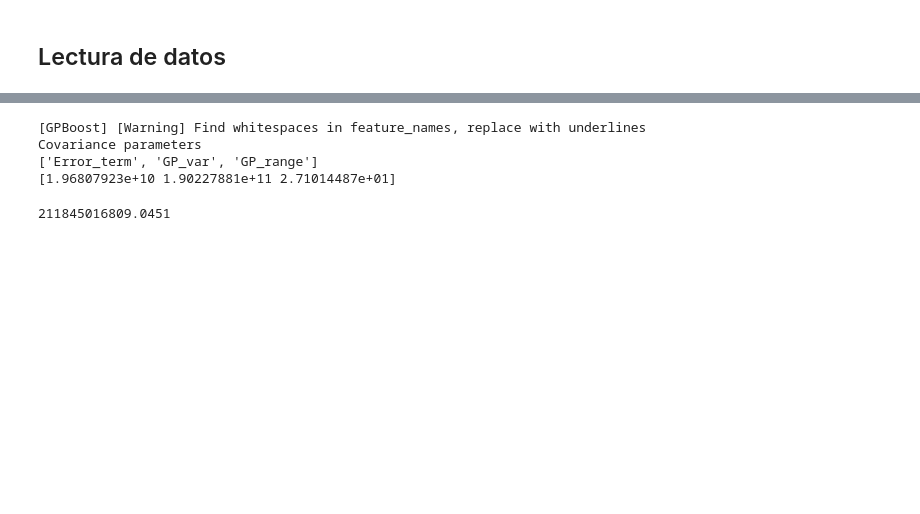
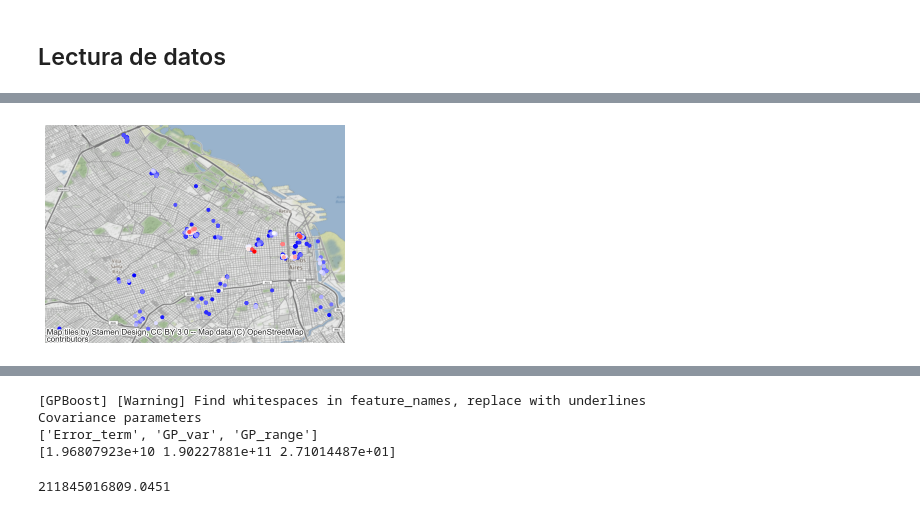
Before and after one commit to alessiobocco/Diplo_Eco, a Jupyter notebook: Modelo.ipynb, the cells around one changed output, grey strips where cells are left out. Saved outputs shown, nothing was run; the diff lists cells and outputs as text; code cells hidden in the pictures; blank space fills up the shorter version.

```diff
--- a/Modelo.ipynb
+++ b/Modelo.ipynb
@@ -65,0 +233,29 @@ X.head()
+# %%
+# Row-standardization
+w.transform = 'R'
+# Run LISA on residuals
+outliers = esda.moran.Moran_Local(m1.u, w, permutations=9999)
+# Select only LISA cluster cores
+error_clusters = (outliers.q % 2 == 1)
+# Filter out non-significant clusters
+error_clusters &= (outliers.p_sim <= .001)
+# Add `error_clusters` and `local_I` columns
+ax = geo_data.assign(
+    error_clusters = error_clusters,
+    local_I = outliers.Is
+# Retain error clusters only
+).query(
+    "error_clusters"
+# Sort by I value to largest plot on top
+).sort_values(
+    'local_I'
+# Plot I values
+).plot(
+    'local_I', cmap='bwr', marker='.'
+)
+# Add basemap
+contextily.add_basemap(ax, crs=geo_data.crs)
+# Remove axes
+ax.set_axis_off();
+# %% [output]
+[figure, added]
```
Also changed, not shown: parts of 41 cells of this notebook, 1 other file.
